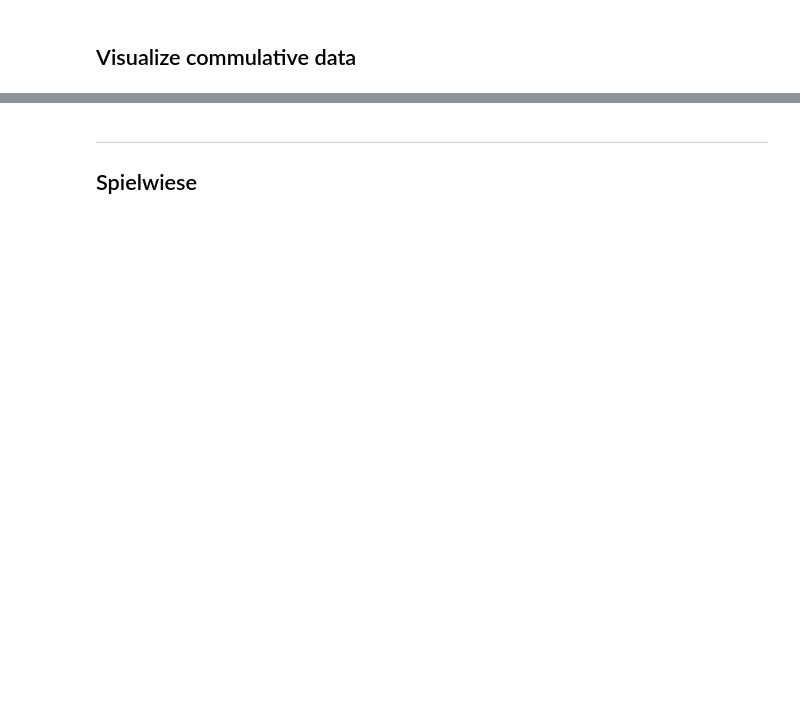
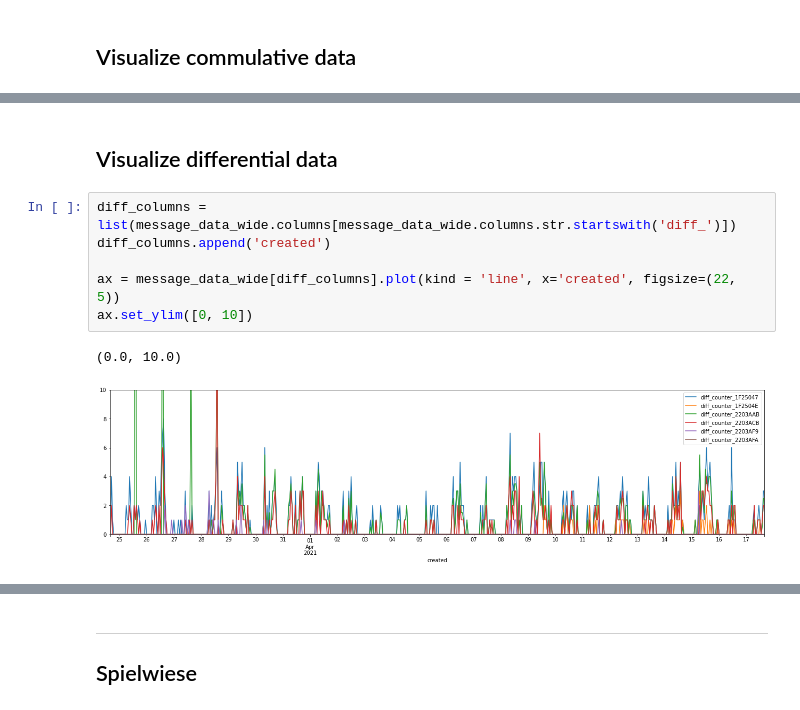
Before and after one commit to phyti1/ds_p4_kompotoi, a Jupyter notebook: Data_aquisition.ipynb, the cells around one changed output, grey strips where cells are left out. Saved outputs shown, nothing was run; the diff lists cells and outputs as text; blank space fills up the shorter version.

```diff
--- a/Data_aquisition.ipynb
+++ b/Data_aquisition.ipynb
@@ -251,0 +486,11 @@ message_data_counters.iloc[:, 0:4].plot(x="created", figsize = (22, 10))
+# %% [markdown]
+## Visualize differential data
+# %%
+diff_columns = list(message_data_wide.columns[message_data_wide.columns.str.startswith('diff_')])
+diff_columns.append('created')
+
+ax = message_data_wide[diff_columns].plot(kind = 'line', x='created', figsize=(22, 5))
+ax.set_ylim([0, 10])
+# %% [output]
+(0.0, 10.0)
+[figure, added]
```
Also changed, not shown: parts of 39 cells of this notebook.
